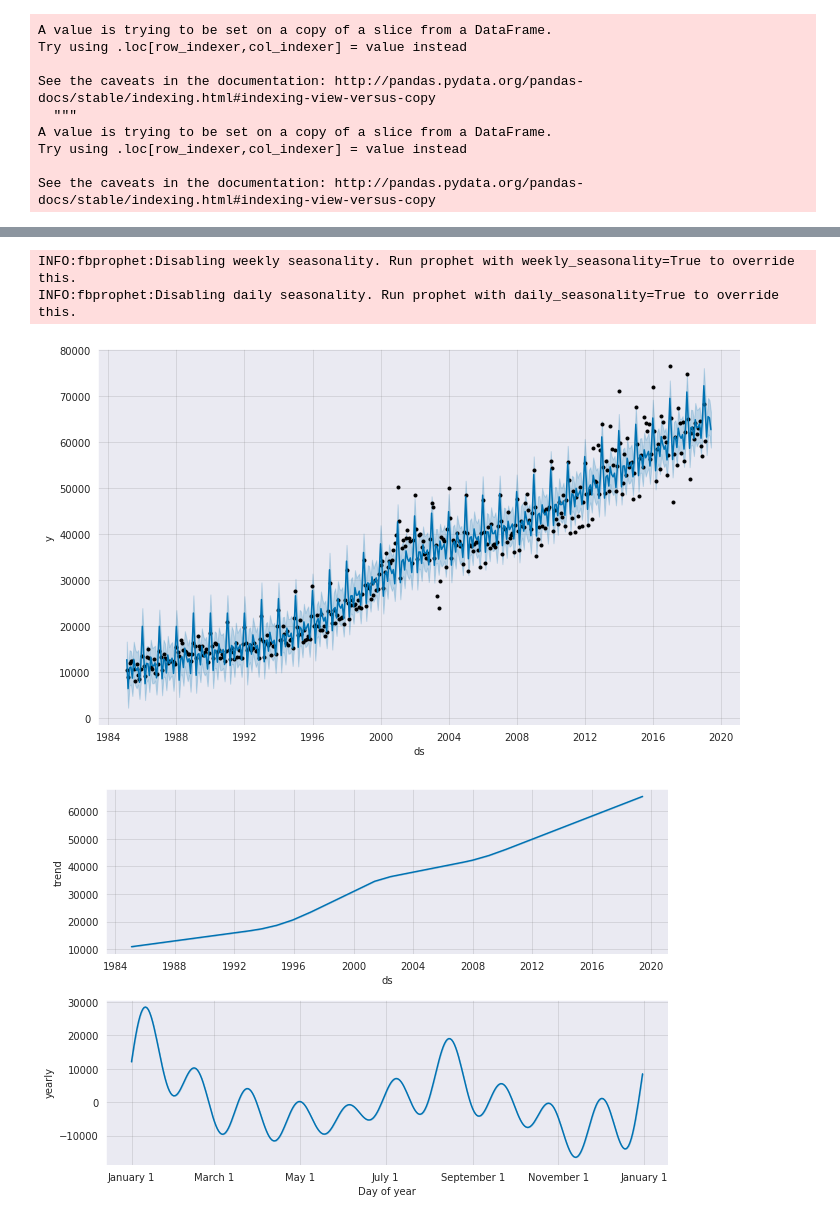
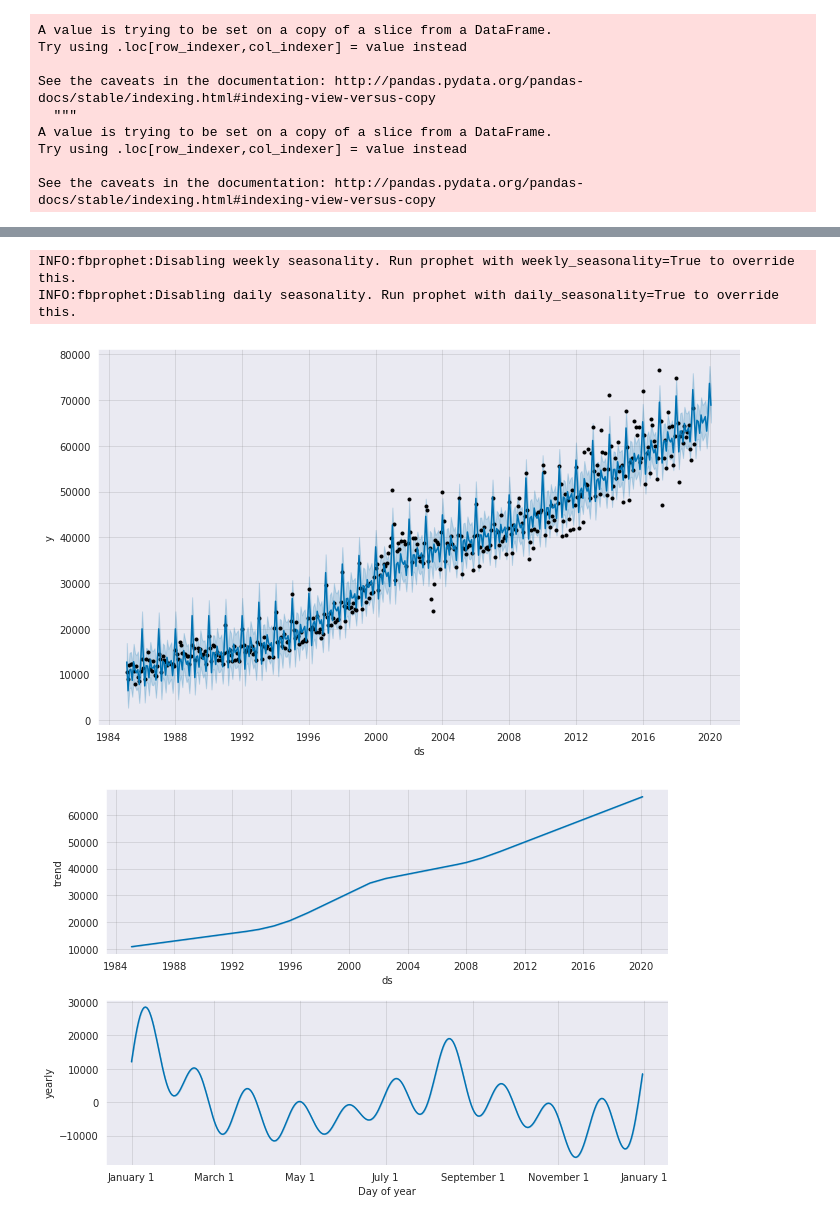
Before and after one commit to samroon2/aus_flight_demand, a Jupyter notebook: aus_flights.ipynb, the cells around one changed output, grey strips where cells are left out. Saved outputs shown, nothing was run; the diff lists cells and outputs as text; code cells hidden in the pictures.

```diff
--- a/aus_flights.ipynb
+++ b/aus_flights.ipynb
@@ -614,20 +622,20 @@ syd_sing
 # %%
 data = by_month[['year_month','Sydney_Singapore']]
 data.head()
 
 data.columns = ['ds', 'y']
 data.head()
 
 model = Prophet()
 model.fit(data)
-future_data = model.make_future_dataframe(periods=4, freq = 'm')
+future_data = model.make_future_dataframe(periods=12, freq = 'm')
 forecast_data = model.predict(future_data)
 forecast_data[['ds', 'yhat', 'yhat_lower', 'yhat_upper']].tail()
 model.plot(forecast_data);
 model.plot_components(forecast_data);
 # %% [output]
 INFO:fbprophet:Disabling weekly seasonality. Run prophet with weekly_seasonality=True to override this.
 INFO:fbprophet:Disabling daily seasonality. Run prophet with daily_seasonality=True to override this.
-[figure, old version]
+[figure, new version]
-[figure, old version]
+[figure, new version]
 # %%
```
Also changed, not shown: parts of 15 cells of this notebook, 1 other file.
